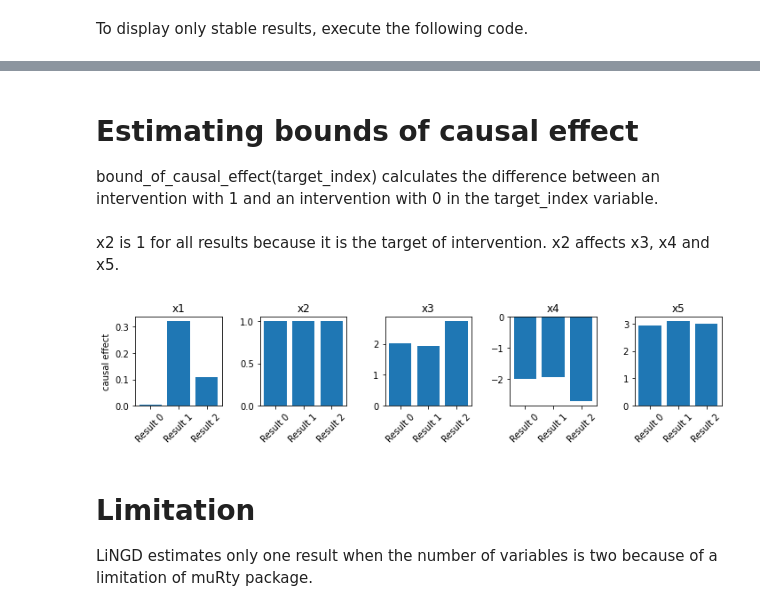
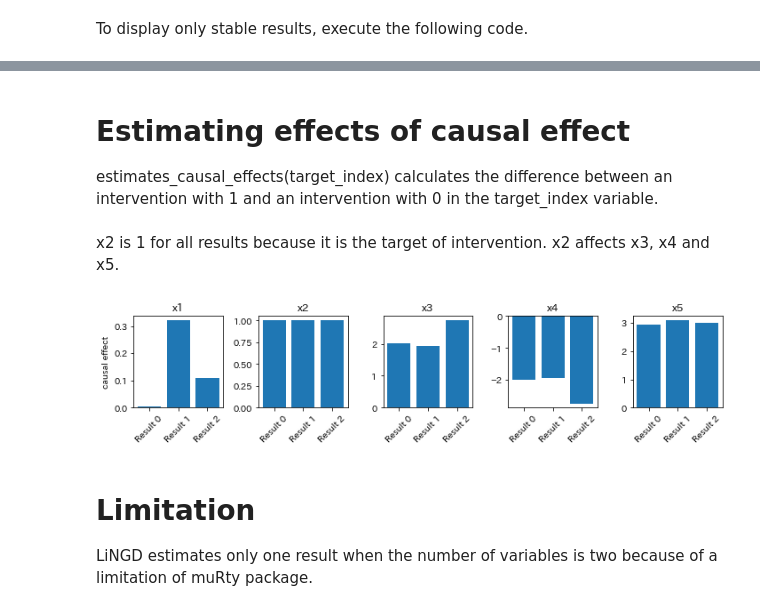
Before and after one commit to haraoka-screen/cdt15_lingd, a Jupyter notebook: examples/lingd.ipynb, the cells around one changed output, grey strips where cells are left out. Saved outputs shown, nothing was run; the diff lists cells and outputs as text; code cells hidden in the pictures.

```diff
--- a/examples/lingd.ipynb
+++ b/examples/lingd.ipynb
@@ -126,28 +126,28 @@ for i, adj, cost in zipped:
 - cost = 4.92
 [drawing not drawn]
 # %% [markdown]
-# Estimating bounds of causal effect
+# Estimating effects of causal effect
 
-bound_of_causal_effect(target_index) calculates the difference between an intervention with 1 and an intervention with 0 in the target_index variable.
+estimates_causal_effects(target_index) calculates the difference between an intervention with 1 and an intervention with 0 in the target_index variable.
 # %%
 # the intervention target is x2.
-bounds = model.bound_of_causal_effect(1)
+effects = model.estimates_causal_effects(1)
 # %% [markdown]
 x2 is 1 for all results because it is the target of intervention. x2 affects x3, x4 and x5.
 # %%
-fi, axes = plt.subplots(1, len(bounds.T), figsize=(2 * len(bounds.T), 2.5))
-for i, bound in enumerate(bounds.T):
-    xticks = np.arange(len(bound))
-    axes[i].bar(xticks, bound)
+fi, axes = plt.subplots(1, len(effects.T), figsize=(2 * len(effects.T), 2.5))
+for i, effect in enumerate(effects.T):
+    xticks = np.arange(len(effect))
+    axes[i].bar(xticks, effect)
     axes[i].set_xticks(xticks)
     axes[i].set_xticklabels([f"Result {x}" for x in xticks], rotation=45)
     if i == 0:
         axes[i].set_ylabel("causal effect")
     axes[i].set_title(f"x{i + 1}")
 plt.tight_layout()
 plt.show()
 # %% [output]
-[figure, old version]
+[figure, new version]
 # %% [markdown]
 # Limitation
 
```
Also changed, not shown: 3 other files.
